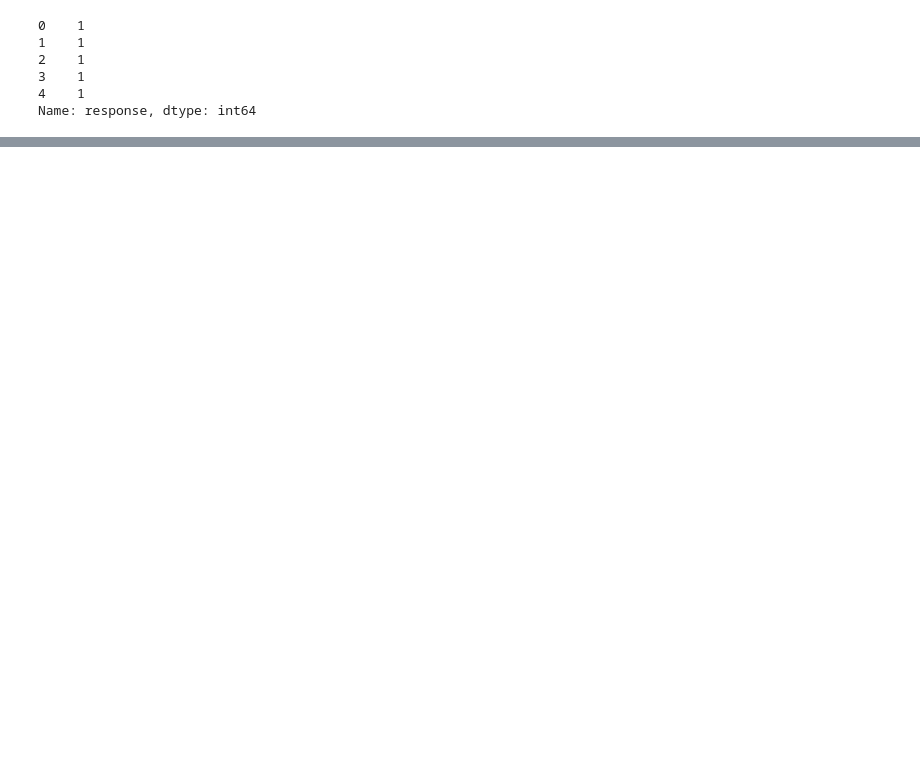
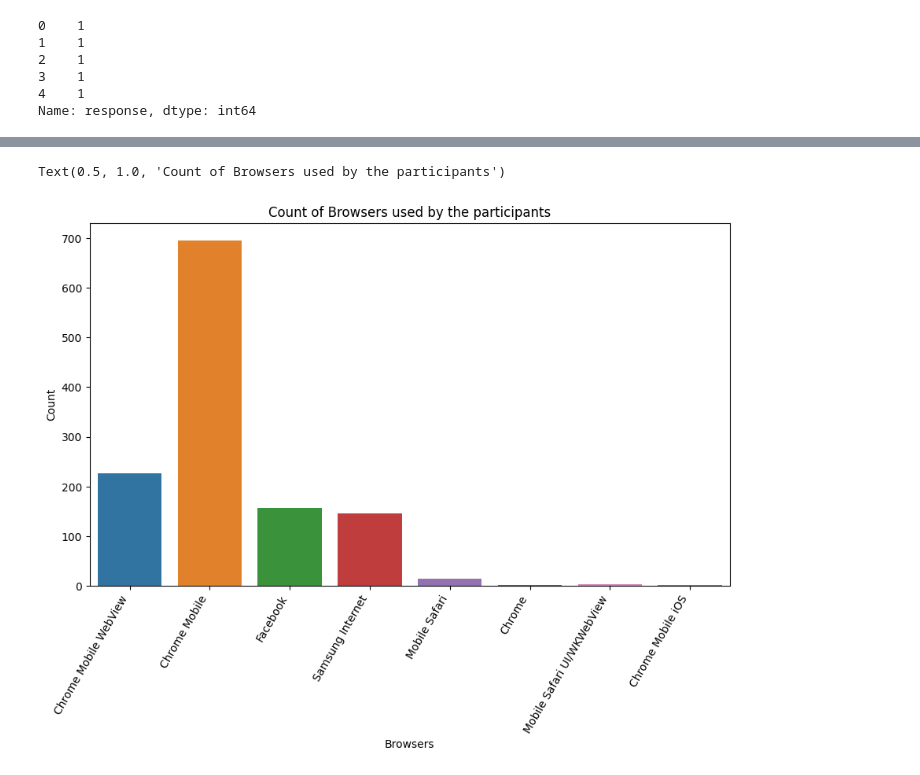
Before and after one commit to KaydeeJR/Ad-campaign-performance, a Jupyter notebook: notebooks/classical_AB_testing.ipynb, the cells around one changed output, grey strips where cells are left out. Drawn from its saved outputs; the diff is of its cells as text; code cells hidden in the pictures; blank space fills up the shorter version.

```diff
--- a/notebooks/classical_AB_testing.ipynb
+++ b/notebooks/classical_AB_testing.ipynb
@@ -39,0 +49,12 @@ plt.legend(['No', 'Yes'])
+# %%
+# Count plot of browsrs
+plt.figure(figsize=(9,7))
+axis = sns.countplot(x='browser', data=df)
+axis.set_xticklabels(axis.get_xticklabels(), rotation=60, ha='right')
+plt.tight_layout()
+axis.set_xlabel('Browsers')
+axis.set_ylabel('Count')
+axis.set_title('Count of Browsers used by the participants')
+# %% [output]
+Text(0.5, 1.0, 'Count of Browsers used by the participants')
+[figure, added]
```
Also changed, not shown: parts of 3 cells of this notebook.
